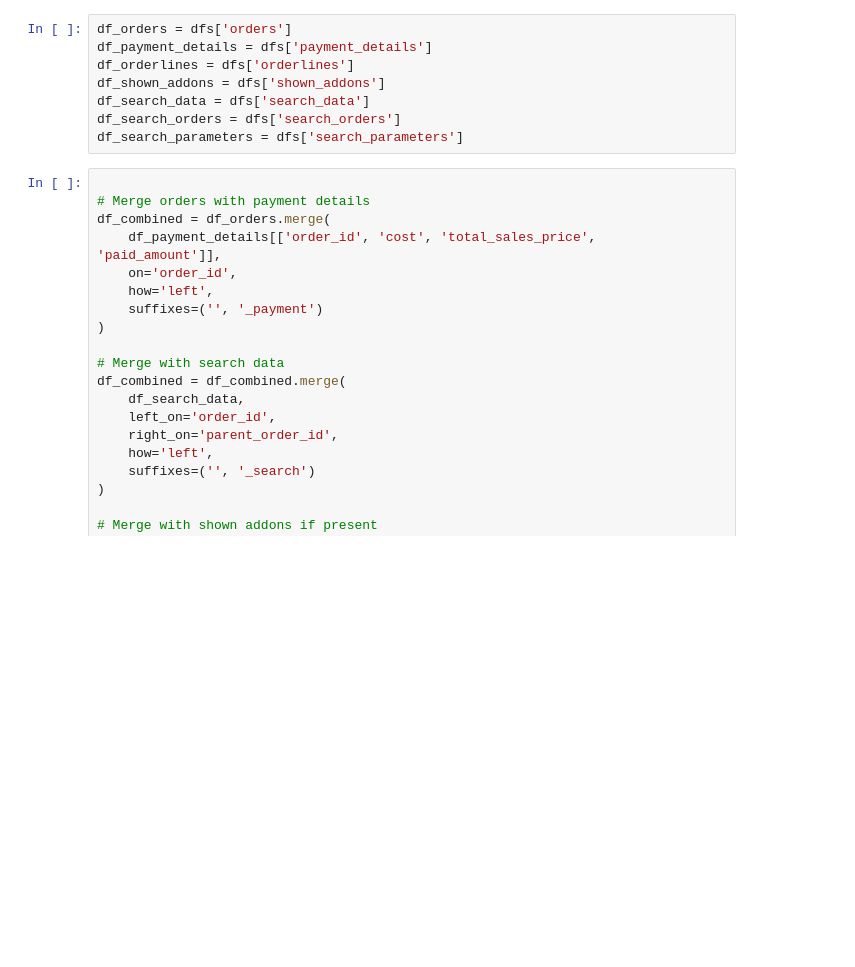
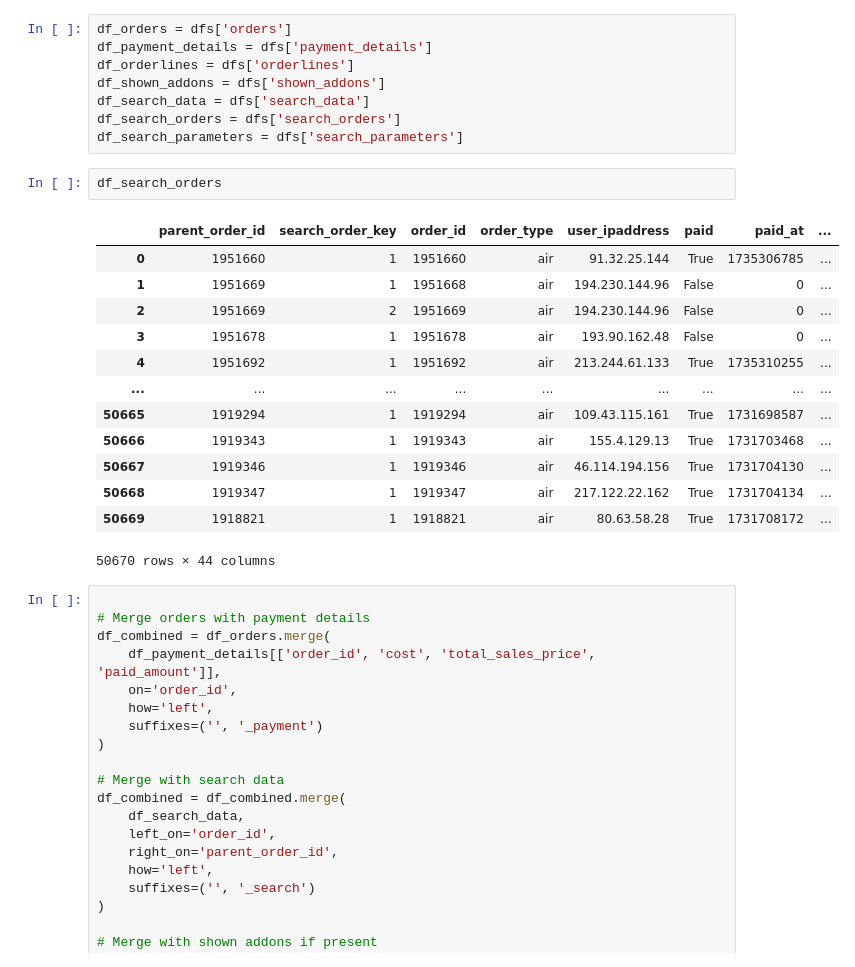
Before and after one commit to arisigfusson/case2, a Jupyter notebook: main.ipynb, the cells around one changed output. Saved outputs shown, nothing was run; the diff lists cells and outputs as text; blank space fills up the shorter version.

```diff
--- a/main.ipynb
+++ b/main.ipynb
@@ -25,6 +25,22 @@ df_shown_addons = dfs['shown_addons']
 df_search_data = dfs['search_data']
 df_search_orders = dfs['search_orders']
 df_search_parameters = dfs['search_parameters']
+# %%
+df_search_orders
+# %% [output]
+|  | parent_order_id | search_order_key | order_id | order_type | user_ipaddress | paid | paid_at | ... |
+| 0 | 1951660 | 1 | 1951660 | air | 91.32.25.144 | True | 1735306785 | ... |
+| 1 | 1951669 | 1 | 1951668 | air | 194.230.144.96 | False | 0 | ... |
+| 2 | 1951669 | 2 | 1951669 | air | 194.230.144.96 | False | 0 | ... |
+| 3 | 1951678 | 1 | 1951678 | air | 193.90.162.48 | False | 0 | ... |
+| 4 | 1951692 | 1 | 1951692 | air | 213.244.61.133 | True | 1735310255 | ... |
+| ... | ... | ... | ... | ... | ... | ... | ... | ... |
+| 50665 | 1919294 | 1 | 1919294 | air | 109.43.115.161 | True | 1731698587 | ... |
+| 50666 | 1919343 | 1 | 1919343 | air | 155.4.129.13 | True | 1731703468 | ... |
+| 50667 | 1919346 | 1 | 1919346 | air | 46.114.194.156 | True | 1731704130 | ... |
+| 50668 | 1919347 | 1 | 1919347 | air | 217.122.22.162 | True | 1731704134 | ... |
+| 50669 | 1918821 | 1 | 1918821 | air | 80.63.58.28 | True | 1731708172 | ... |
+50670 rows × 44 columns
 # %%
 
 # Merge orders with payment details
```
Also changed, not shown: parts of 10 cells of this notebook, 1 other file.
